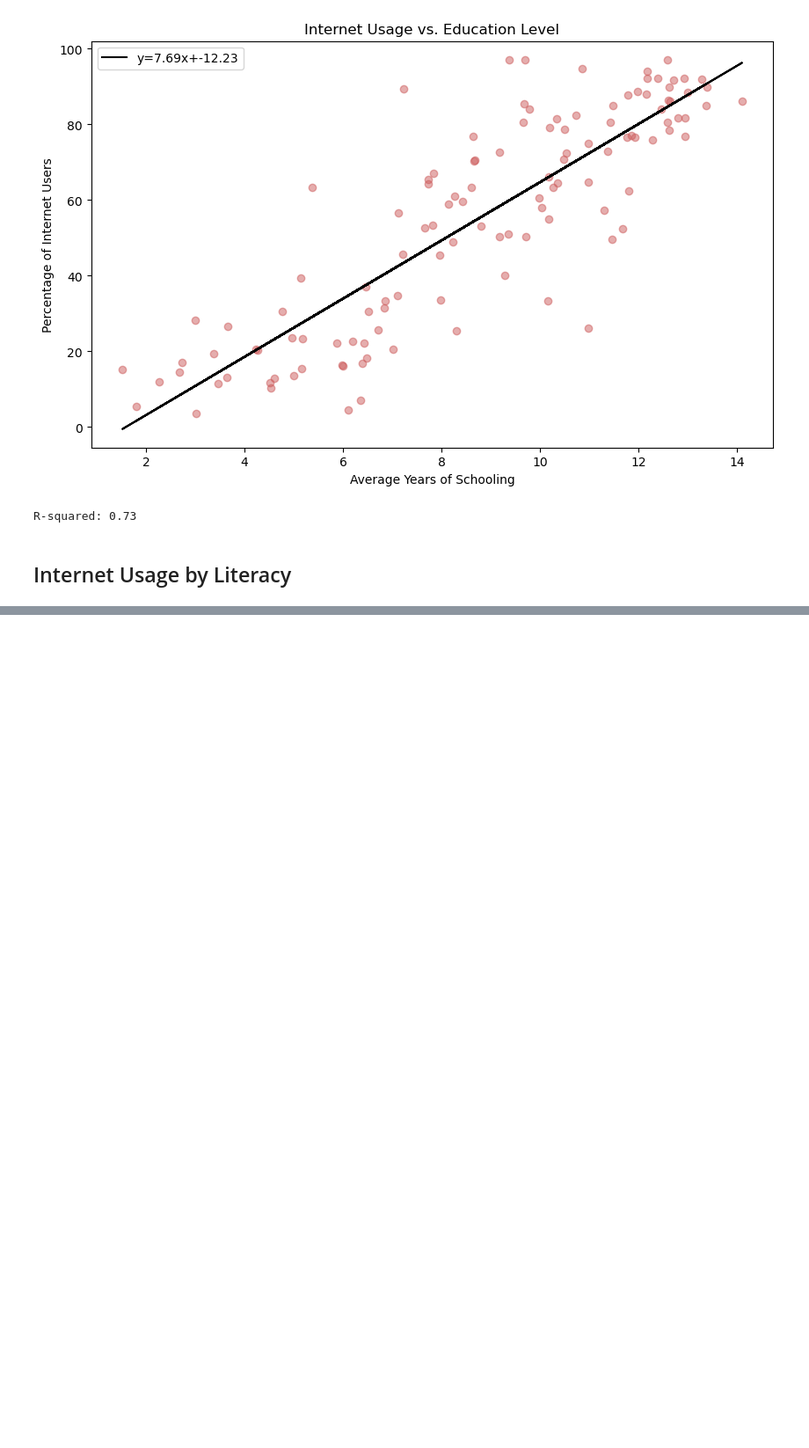
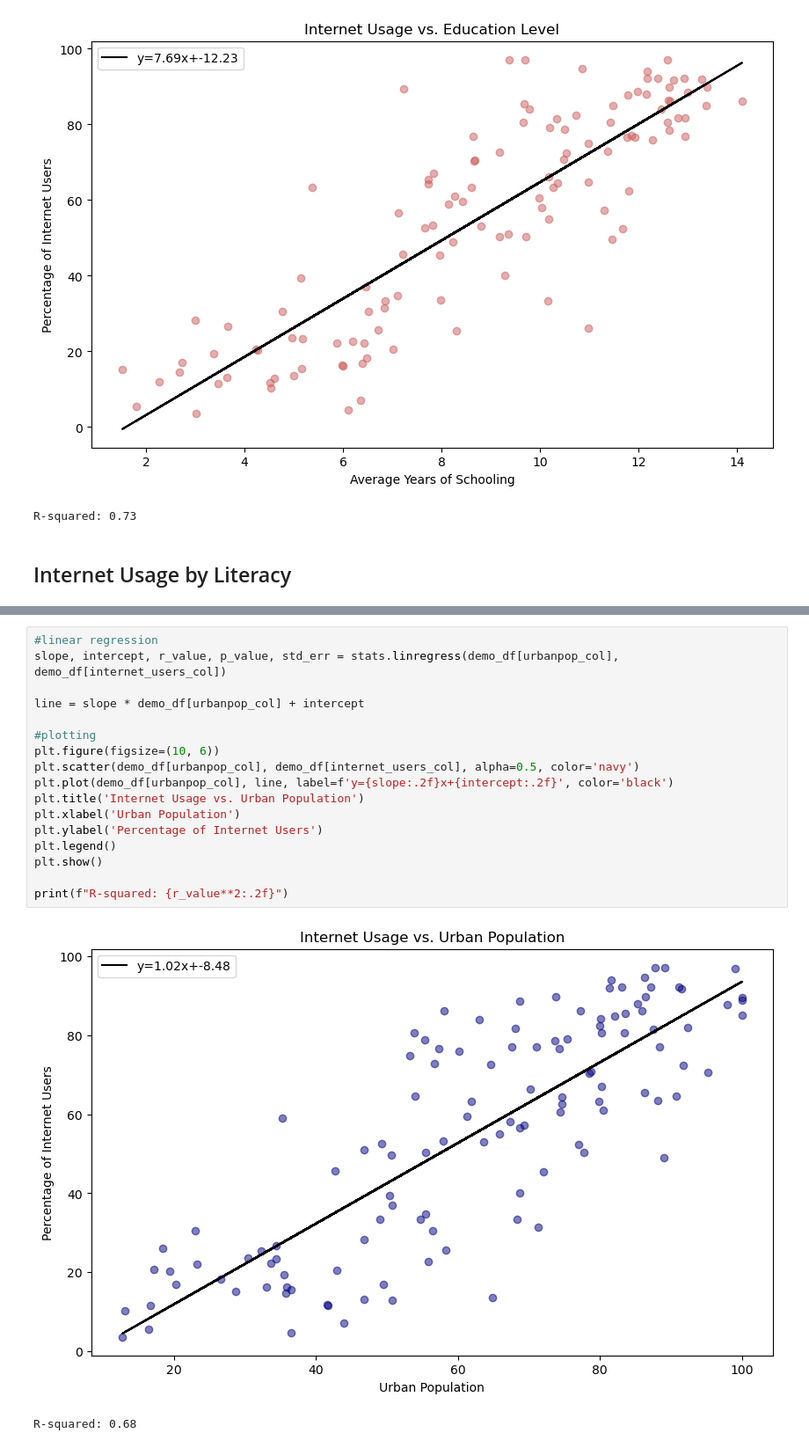
Before and after one commit to tiascott01/07_GroupProject1, a Jupyter notebook: Internet Demographics/internet-usage-working.ipynb, the cells around one changed output, grey strips where cells are left out. Shown at 88% size. Drawn from its saved outputs; the diff is of its cells as text; blank space fills up the shorter version.

```diff
--- a/Internet Demographics/internet-usage-working.ipynb
+++ b/Internet Demographics/internet-usage-working.ipynb
@@ -468,0 +488,20 @@ R-squared: 0.61
+# %%
+#linear regression
+slope, intercept, r_value, p_value, std_err = stats.linregress(demo_df[urbanpop_col], demo_df[internet_users_col])
+
+line = slope * demo_df[urbanpop_col] + intercept
+
+#plotting
+plt.figure(figsize=(10, 6))
+plt.scatter(demo_df[urbanpop_col], demo_df[internet_users_col], alpha=0.5, color='navy')
+plt.plot(demo_df[urbanpop_col], line, label=f'y={slope:.2f}x+{intercept:.2f}', color='black')
+plt.title('Internet Usage vs. Urban Population')
+plt.xlabel('Urban Population')
+plt.ylabel('Percentage of Internet Users')
+plt.legend()
+plt.show()
+
+print(f"R-squared: {r_value**2:.2f}")
+# %% [output]
+[figure, added]
+R-squared: 0.68
```
Also changed, not shown: parts of 12 cells of this notebook.
